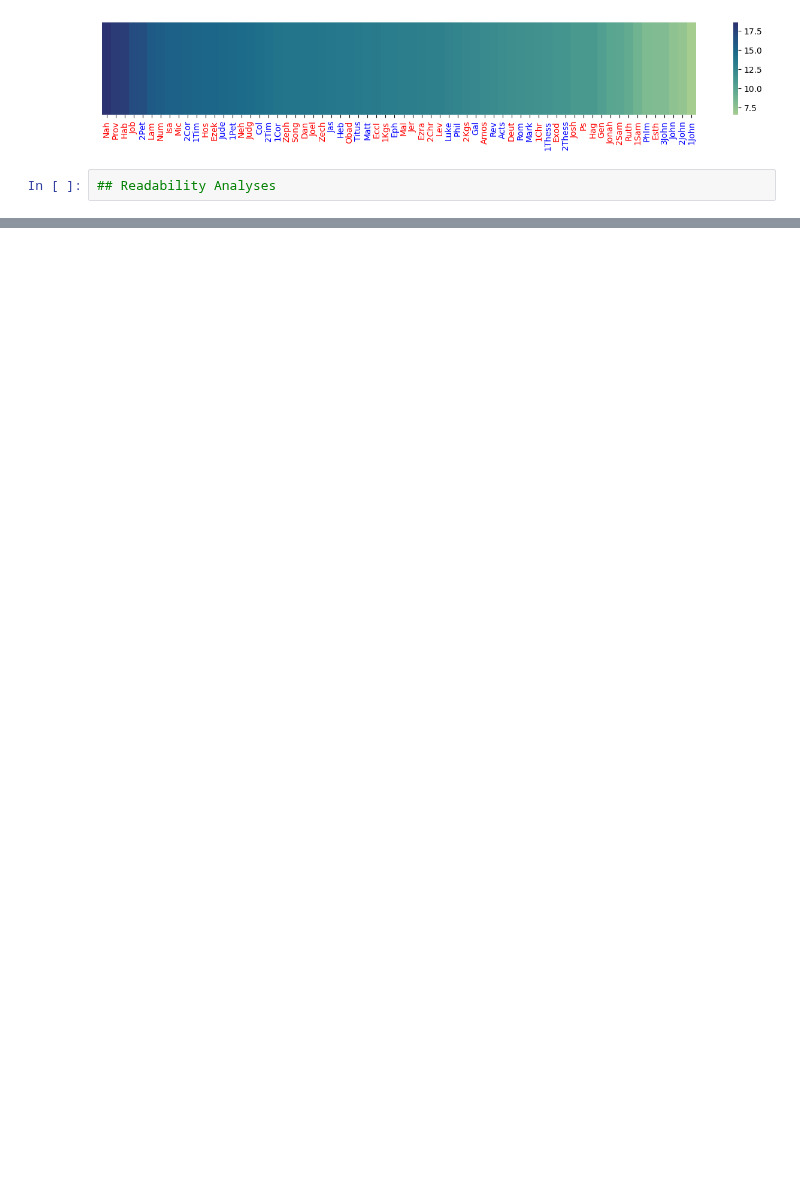
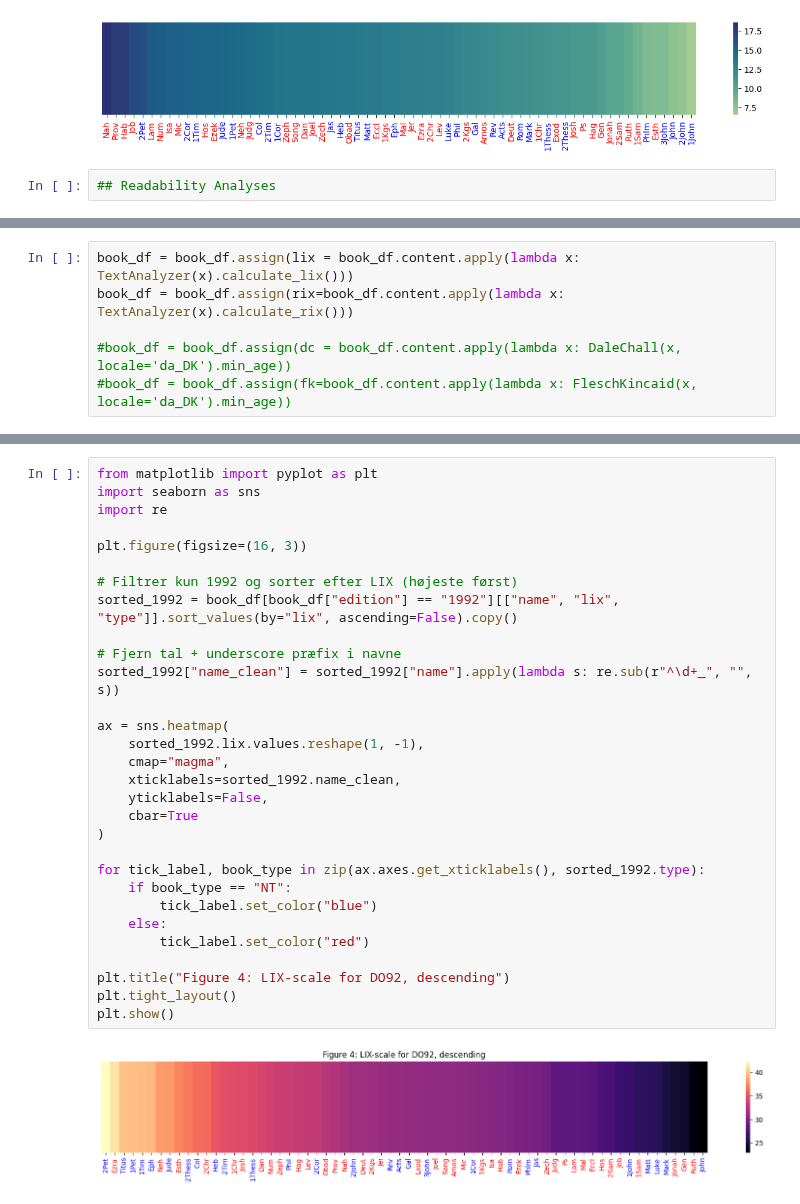
Before and after one commit to Computing-Antiquity/bibelen2020_appendices, a Jupyter notebook: demonstration_notebook.ipynb, the cells around one changed output, grey strips where cells are left out. Cells and saved outputs as stored; diff of their text form; blank space fills up the shorter version.

```diff
--- a/demonstration_notebook.ipynb
+++ b/demonstration_notebook.ipynb
@@ -695,0 +731,6 @@ for tick_label, book_type_freq in zip(ax.axes.get_xticklabels(), sorted_df_dista
+# %%
+book_df = book_df.assign(lix = book_df.content.apply(lambda x: TextAnalyzer(x).calculate_lix()))
+book_df = book_df.assign(rix=book_df.content.apply(lambda x: TextAnalyzer(x).calculate_rix()))
+
+#book_df = book_df.assign(dc = book_df.content.apply(lambda x: DaleChall(x, locale='da_DK').min_age))
+#book_df = book_df.assign(fk=book_df.content.apply(lambda x: FleschKincaid(x, locale='da_DK').min_age))
@@ -695,0 +784,32 @@ for tick_label, book_type_freq in zip(ax.axes.get_xticklabels(), sorted_df_dista
+# %%
+from matplotlib import pyplot as plt
+import seaborn as sns
+import re
+
+plt.figure(figsize=(16, 3))
+
+# Filtrer kun 1992 og sorter efter LIX (højeste først)
+sorted_1992 = book_df[book_df["edition"] == "1992"][["name", "lix", "type"]].sort_values(by="lix", ascending=False).copy()
+
+# Fjern tal + underscore præfix i navne
+sorted_1992["name_clean"] = sorted_1992["name"].apply(lambda s: re.sub(r"^\d+_", "", s))
+
+ax = sns.heatmap(
+    sorted_1992.lix.values.reshape(1, -1),
+    cmap="magma",
+    xticklabels=sorted_1992.name_clean,
+    yticklabels=False,
+    cbar=True
+)
+
+for tick_label, book_type in zip(ax.axes.get_xticklabels(), sorted_1992.type):
+    if book_type == "NT":
+        tick_label.set_color("blue")
+    else:
+        tick_label.set_color("red")
+
+plt.title("Figure 4: LIX-scale for DO92, descending")
+plt.tight_layout()
+plt.show()
+# %% [output]
+[figure, added]
```
Also changed, not shown: parts of 21 cells of this notebook.
